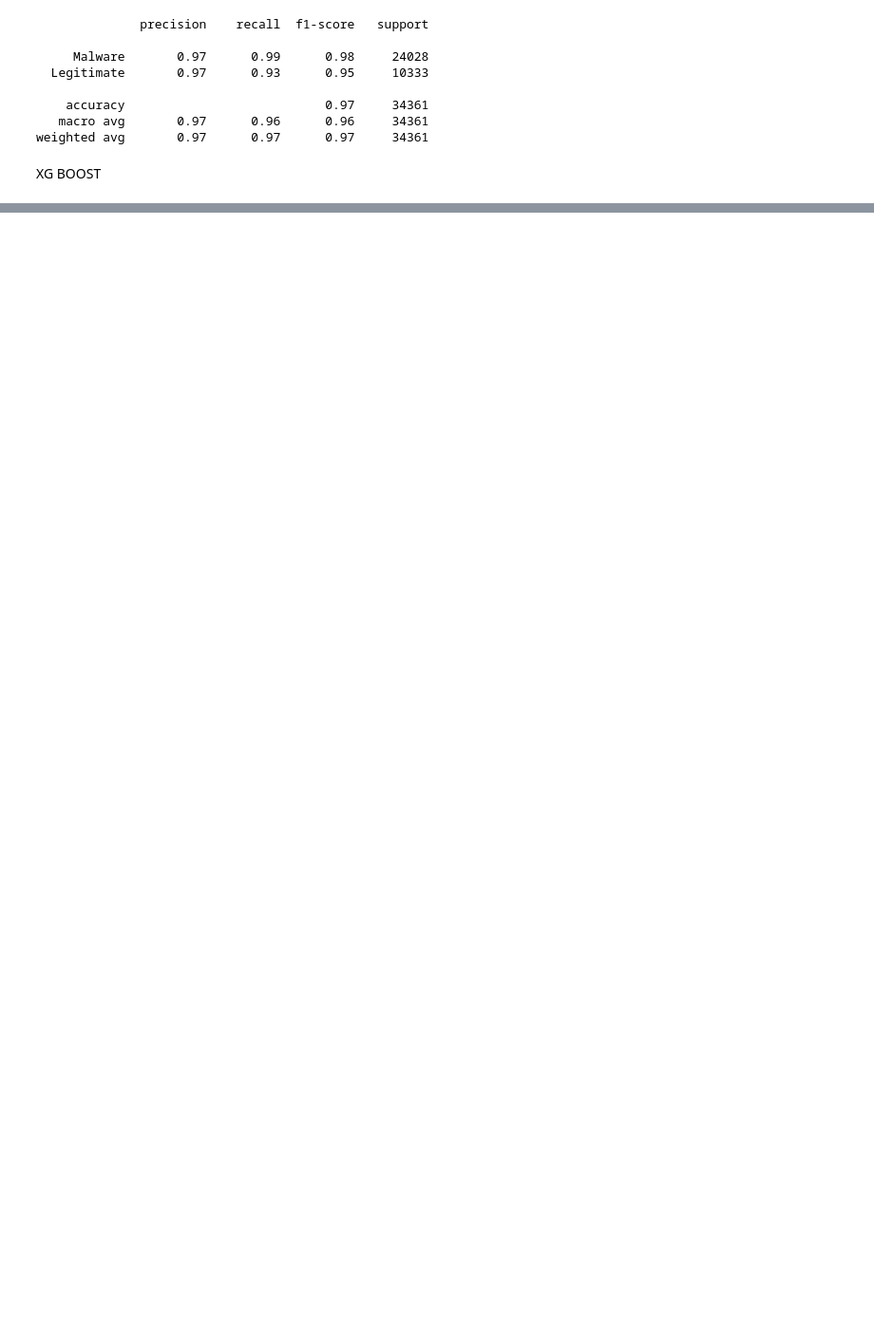
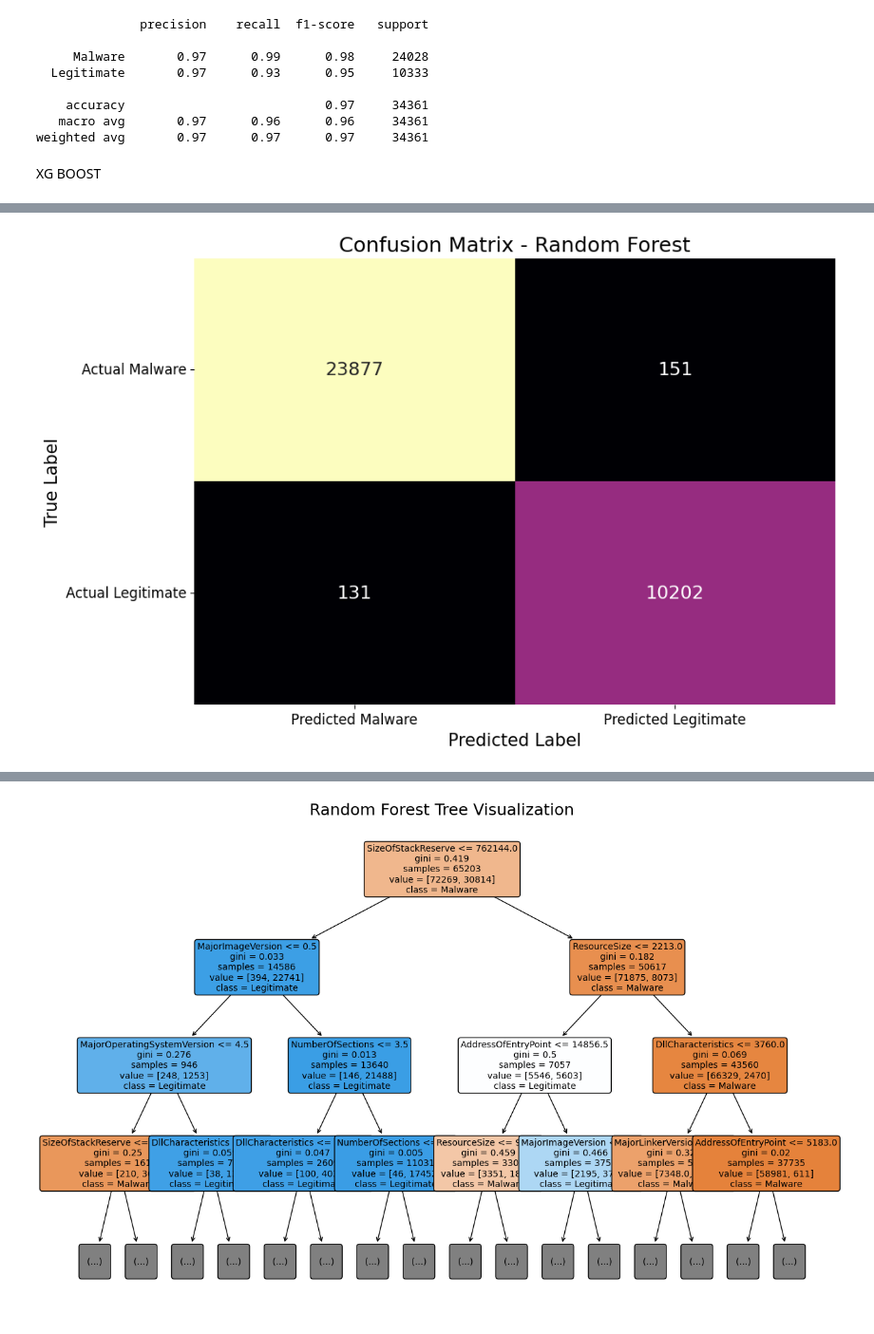
Before and after one commit to AynSiddiqui/DecisionTrees, a Jupyter notebook: DecisionTrees.ipynb, the cells around one changed output, grey strips where cells are left out. Shown at 95% size. Drawn from its saved outputs; the diff is of its cells as text; code cells hidden in the pictures; blank space fills up the shorter version.

Commit message:
XG boost and decision trees

```diff
--- a/DecisionTrees.ipynb
+++ b/DecisionTrees.ipynb
@@ -209,0 +263,73 @@ ModuleNotFoundError: No module named 'xgboost'
+# %%
+import numpy as np
+import pandas as pd
+import seaborn as sns
+import matplotlib.pyplot as plt
+from sklearn.model_selection import train_test_split, cross_val_score
+from sklearn.ensemble import RandomForestClassifier
+from sklearn.metrics import confusion_matrix, classification_report, accuracy_score
+from sklearn.tree import plot_tree
+
+# Load dataset
+data = pd.read_csv('dataset/MalwareDataSet.csv')
+
+# Display basic dataset info
+print(data.shape)
+print(data.describe())
+
+# Group by 'legitimate' column (Malware or Legitimate)
+print(data.groupby(data['legitimate']).size())
+
+# Features and labels
+features = data.iloc[:, [0, 1, 2, 3, 4, 5, 6, 7]].values
+labels = data.iloc[:, 8].values
+
+# Split the data into training and testing sets
+features_train, features_test, labels_train, labels_test = train_test_split(features, labels, test_size=0.25, random_state=42)
+
+# Initialize Random Forest classifier
+rf_model = RandomForestClassifier(n_estimators=100, random_state=42)
+
+# Perform cross-validation
+scores = cross_val_score(rf_model, features_train, labels_train, cv=5)
+print(f"Cross-validation scores: {scores}")
+print(f"Mean score: {scores.mean()} with standard deviation: {scores.std()}")
+
+# Train the model
+rf_model.fit(features_train, labels_train)
+
+# Make predictions
+labels_pred = rf_model.predict(features_test)
+
+# Calculate accuracy
+accuracy = accuracy_score(labels_test, labels_pred)
+print(f"Accuracy: {accuracy:.2f}")
+
+# Confusion Matrix
+conf_matrix = confusion_matrix(labels_test, labels_pred)
+matrix_df = pd.DataFrame(conf_matrix, index=['Actual Malware', 'Actual Legitimate'], columns=['Predicted Malware', 'Predicted Legitimate'])
+
+# Plot Confusion Matrix
+plt.figure(figsize=(10, 7))
+ax = sns.heatmap(matrix_df, annot=True, fmt="g", cmap="magma", cbar=False, annot_kws={"size": 16})
+ax.set_title('Confusion Matrix - Random Forest', fontsize=18)
+ax.set_xlabel('Predicted Label', fontsize=15)
+ax.set_ylabel('True Label', fontsize=15)
+plt.xticks(rotation=0, fontsize=12)
+plt.yticks(rotation=0, fontsize=12)
+plt.show()
+
+# Print classification report
+print(classification_report(labels_test, labels_pred, target_names=['Malware', 'Legitimate']))
+
+# Visualize one of the trees from the Random Forest
+plt.figure(figsize=(15, 10))  # Adjusted size for better visibility
+plot_tree(rf_model.estimators_[0],  # Visualize the first tree in the forest
+          feature_names=data.columns[:8],
+          class_names=['Malware', 'Legitimate'],
+          filled=True, rounded=True, fontsize=10,
+          max_depth=3)  # Removed impurity and the last level custom text for clarity
+
+plt.title("Random Forest Tree Visualization", fontsize=18)
+plt.show()
+# %% [output]
@@ -209,0 +353 @@ ModuleNotFoundError: No module named 'xgboost'
+[figure, added]
@@ -209,0 +362 @@ ModuleNotFoundError: No module named 'xgboost'
+[figure, added]
```
Also changed, not shown: parts of 4 cells of this notebook.
